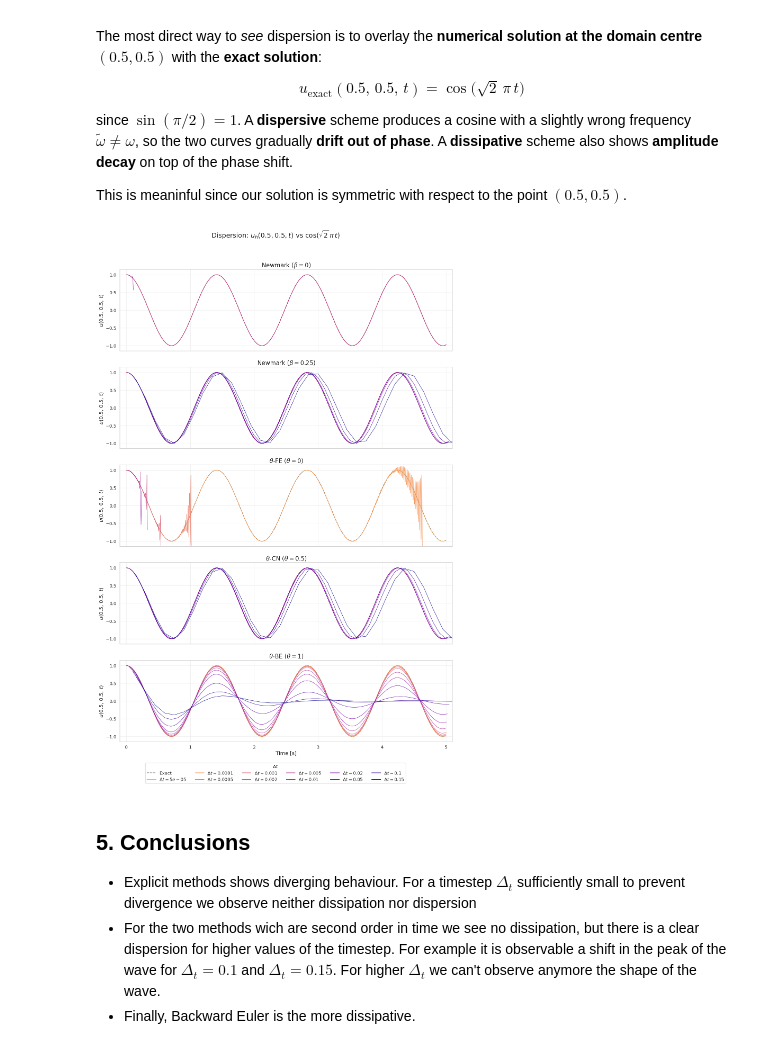
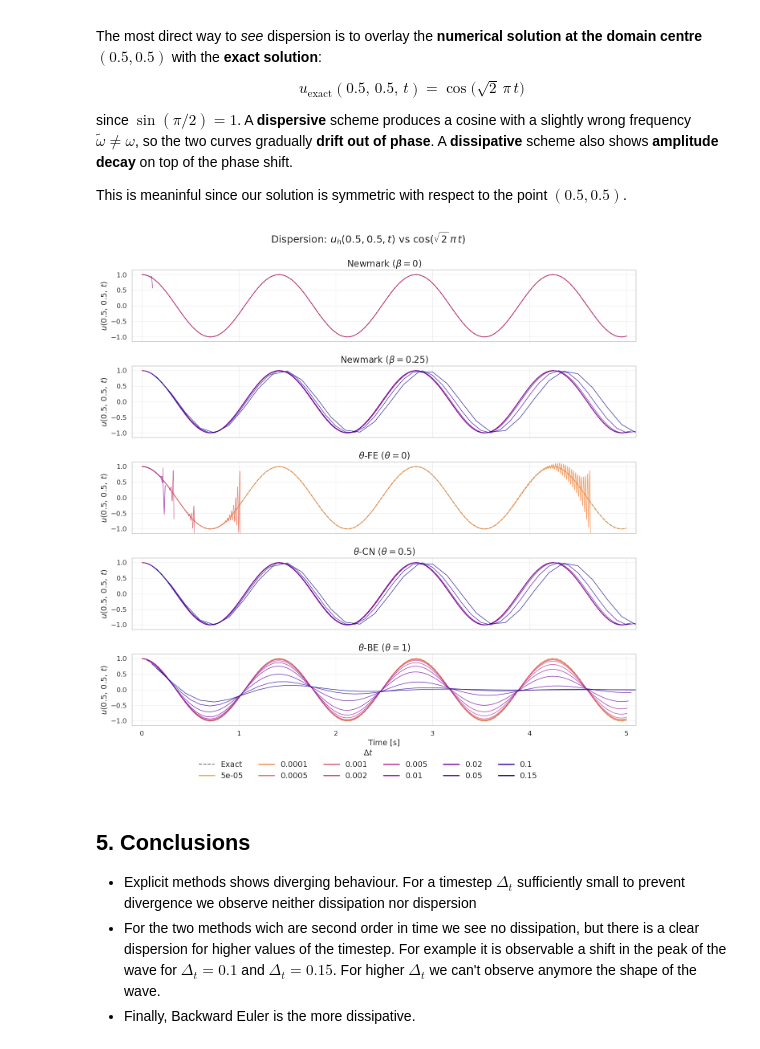
Before and after one commit to AlessandroGhiotto/nmpde-wave-equation, a Jupyter notebook: analysis/dissipation-dispersion-analysis.ipynb, the cells around one changed output. Cells and saved outputs as stored; diff of their text form; code cells hidden in the pictures.

```diff
--- a/analysis/dissipation-dispersion-analysis.ipynb
+++ b/analysis/dissipation-dispersion-analysis.ipynb
@@ -73,8 +73,8 @@ FONTSIZE_SUPTITLE = 18     # figure super-title
 FONTSIZE_TITLE    = 16     # subplot titles
 FONTSIZE_AXIS     = 14     # axis labels (xlabel / ylabel)
 FONTSIZE_TICK     = 12     # tick labels
-FONTSIZE_LEGEND   = 12     # legend entries
-FONTSIZE_LEG_TITLE = 12    # legend title
+FONTSIZE_LEGEND   = 14     # legend entries
+FONTSIZE_LEG_TITLE = 14    # legend title
 
 # Apply seaborn theme globally
 sns.set_theme(style="whitegrid", palette="muted", font_scale=FONT_SCALE)
@@ -238,14 +238,15 @@ if energy_series:
     # Single shared legend below the plots
     handles = [plt.Line2D([0], [0], color=dt_palette[f"{dt:.4g}"], lw=2)
                for dt in all_dts]
-    labels = [rf"$\Delta t = {dt:.4g}$" for dt in all_dts]
+    # labels = [rf"$\Delta t = {dt:.4g}$" for dt in all_dts]
+    labels = all_dts
     fig.legend(handles, labels, title=r"$\Delta t$",
-               loc="lower center", bbox_to_anchor=(0.5, -0.08),
+               loc="lower center", bbox_to_anchor=(0.5, -0.1),
                ncol=len(all_dts), fontsize=FONTSIZE_LEGEND,
-               title_fontsize=FONTSIZE_LEG_TITLE, frameon=True)
+               title_fontsize=FONTSIZE_LEG_TITLE, frameon=False)
 
     fig.suptitle("Energy Evolution (Dissipation Indicator)",
-                 fontsize=FONTSIZE_SUPTITLE, y=1.02)
+                 fontsize=FONTSIZE_SUPTITLE, y=0.96)
     fig.tight_layout()
     # fig.savefig(FIG_DIR / "energy_evolution.pdf", bbox_inches="tight", dpi=150)
     fig.savefig(FIG_DIR / "dissdisp_energy_evolution.png", bbox_inches="tight", dpi=150)
@@ -281,7 +282,7 @@ if probe_series:
 
     schemes_present = sorted(set(k[0] for k in probe_series))
     n_schemes = len(schemes_present)
-    fig, axes = plt.subplots(n_schemes, 1, figsize=(14, 4 * n_schemes), sharex=True)
+    fig, axes = plt.subplots(n_schemes, 1, figsize=(14, 2.7 * n_schemes), sharex=True)
     if n_schemes == 1:
         axes = [axes]
 
@@ -319,38 +320,38 @@ if probe_series:
                 hue="dt", hue_order=dt_order,
                 palette=dt_palette, ax=ax, alpha=0.85, linewidth=1.0,
                 legend=False,
             )
 
         ax.set_ylabel(r"$u(0.5,\,0.5,\,t)$", fontsize=FONTSIZE_AXIS)
         ax.set_title(SCHEME_LABELS.get(scheme, scheme), fontsize=FONTSIZE_TITLE)
         ax.set_ylim(-1.15, 1.15)
         ax.set_xlim(-0.1, 5.1)
 
     axes[-1].set_xlabel("Time [s]", fontsize=FONTSIZE_AXIS)
 
     # Single shared legend below the plots (include "Exact" entry)
     handles = [plt.Line2D([0], [0], color="k", ls="--", lw=1.5, alpha=0.6)]
     labels = ["Exact"]
     handles += [plt.Line2D([0], [0], color=dt_palette[f"{dt:.4g}"], lw=2)
                 for dt in all_dts]
-    labels += [rf"$\Delta t = {dt:.4g}$" for dt in all_dts]
+    labels += all_dts #[rf"$\Delta t = {dt:.4g}$" for dt in all_dts]
     fig.legend(handles, labels, title=r"$\Delta t$",
-               loc="lower center", bbox_to_anchor=(0.5, -0.04),
+               loc="lower center", bbox_to_anchor=(0.5, -0.05),
                ncol=(len(all_dts) + 1)//2,
                fontsize=FONTSIZE_LEGEND,
-               title_fontsize=FONTSIZE_LEG_TITLE, frameon=True)
+               title_fontsize=FONTSIZE_LEG_TITLE, frameon=False)
 
     fig.suptitle(r"Dispersion: $u_h(0.5,0.5,t)$ vs $\cos(\sqrt{2}\,\pi\,t)$",
-                 fontsize=FONTSIZE_SUPTITLE, y=1.01)
+                 fontsize=FONTSIZE_SUPTITLE, y=0.975)
     fig.tight_layout()
     # fig.savefig(FIG_DIR / "probe_vs_exact.pdf", bbox_inches="tight", dpi=150)
     fig.savefig(FIG_DIR / "dissdisp_probe_vs_exact.png", bbox_inches="tight", dpi=150)
 
     plt.show()
 else:
     print("No probe time-series data available.")
 # %% [output]
-[figure, old version]
+[figure, new version]
 # %% [markdown]
 ## 5. Conclusions
 
```
Also changed, not shown: parts of 1 cell of this notebook, 27 other files.
